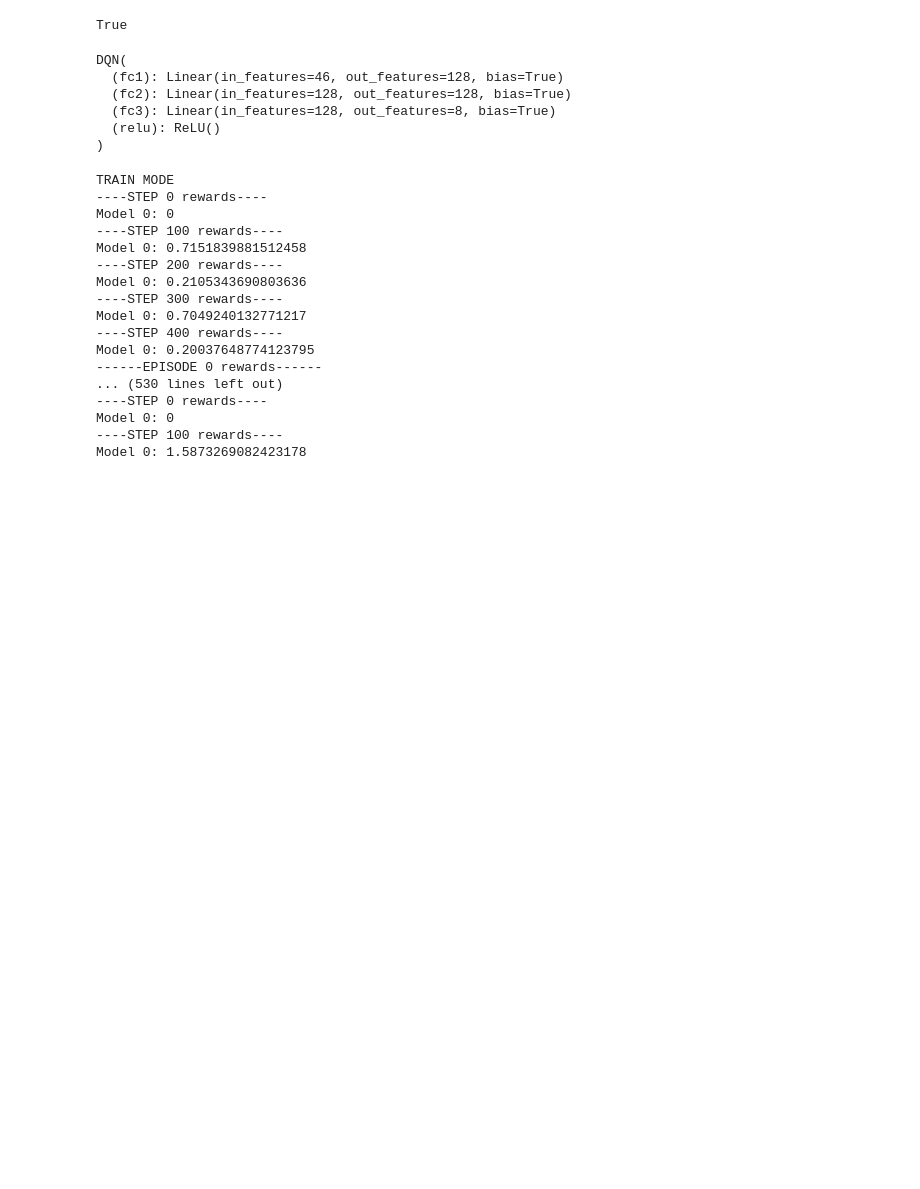
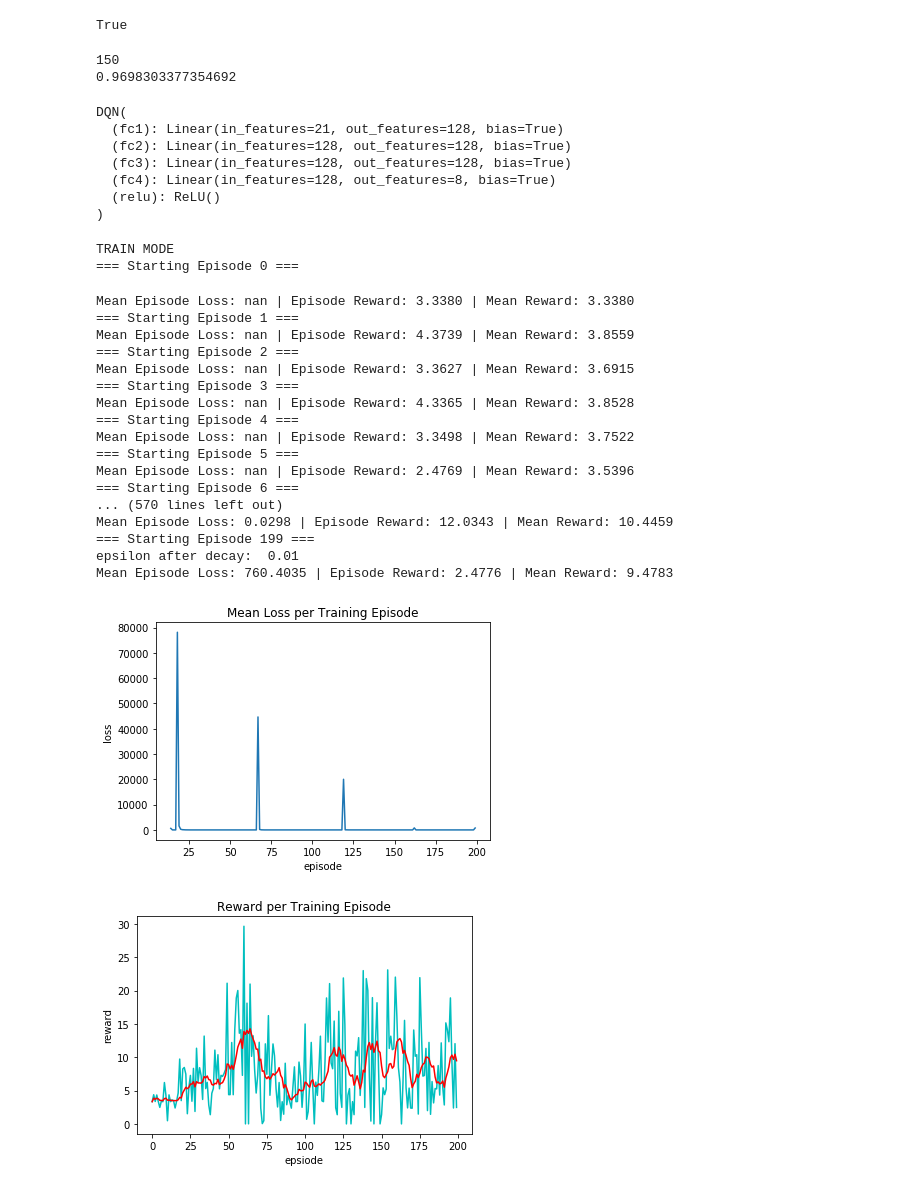
Before and after one commit to cacabo/cis-522-final-project, a Jupyter notebook: agar-py/mak-notebook.ipynb, the cells around one changed output. Saved outputs shown, nothing was run; the diff lists cells and outputs as text; code cells hidden in the pictures; blank space fills up the shorter version.

```diff
--- a/agar-py/mak-notebook.ipynb
+++ b/agar-py/mak-notebook.ipynb
@@ -13,9 +17,37 @@ import torch
 torch.cuda.is_available()
 # %% [output]
 True
+# %%
+episodes = 200
+steps = 500
+
+gamma = 0.99
+
+buffer_capacity = 15000
+buffer_learn_thresh = 0.5
+batch_size = 128
+
+start_epsilon = 0.99
+min_epsilon = 0.01
+decay_window = episodes - int(buffer_learn_thresh * buffer_capacity / steps)
+decay_window = 150
+decay = get_epsilon_decay_factor(start_epsilon, min_epsilon, decay_window)
+
+print(decay_window)
+print(decay)
+# %% [output]
+150
+0.9698303377354692
 # %%
 env = GameState()
-deep_rl_model = DeepRLModel()
+deep_rl_model = DeepRLModel(
+                    epsilon = start_epsilon,
+                    min_epsilon = min_epsilon,
+                    epsilon_decay = decay,
+                    gamma = gamma,
+                    buffer_capacity = buffer_capacity,
+                    replay_buffer_learn_thresh = buffer_learn_thresh,
+                    batch_size = batch_size)
 # rand_model_1 = RandomModel(min_steps=5, max_steps=10)
 # rand_model_2 = RandomModel(min_steps=5, max_steps=10)
 models = [deep_rl_model]
@@ -23,30 +55,36 @@ models = [deep_rl_model]
 print(deep_rl_model.model)
 # %% [output]
 DQN(
-  (fc1): Linear(in_features=46, out_features=128, bias=True)
+  (fc1): Linear(in_features=21, out_features=128, bias=True)
   (fc2): Linear(in_features=128, out_features=128, bias=True)
-  (fc3): Linear(in_features=128, out_features=8, bias=True)
+  (fc3): Linear(in_features=128, out_features=128, bias=True)
+  (fc4): Linear(in_features=128, out_features=8, bias=True)
   (relu): ReLU()
 )
 # %%
-train_models(env, models, episodes=50, steps=500, print_every=100)
+model_name = "test"
+train_models(env, models, episodes=episodes, steps=steps, print_every=1000, model_name=model_name)
 # test_models(env, models, steps=2000)
 # %% [output]
 TRAIN MODE
-----STEP 0 rewards----
-Model 0: 0
-----STEP 100 rewards----
-Model 0: 0.7151839881512458
-----STEP 200 rewards----
-Model 0: 0.2105343690803636
-----STEP 300 rewards----
-Model 0: 0.7049240132771217
-----STEP 400 rewards----
-Model 0: 0.20037648774123795
-------EPISODE 0 rewards------
-... (530 lines left out)
-----STEP 0 rewards----
-Model 0: 0
-----STEP 100 rewards----
-Model 0: 1.5873269082423178
+=== Starting Episode 0 ===
+Mean Episode Loss: nan | Episode Reward: 3.3380 | Mean Reward: 3.3380
+=== Starting Episode 1 ===
+Mean Episode Loss: nan | Episode Reward: 4.3739 | Mean Reward: 3.8559
+=== Starting Episode 2 ===
+Mean Episode Loss: nan | Episode Reward: 3.3627 | Mean Reward: 3.6915
+=== Starting Episode 3 ===
+Mean Episode Loss: nan | Episode Reward: 4.3365 | Mean Reward: 3.8528
+=== Starting Episode 4 ===
+Mean Episode Loss: nan | Episode Reward: 3.3498 | Mean Reward: 3.7522
+=== Starting Episode 5 ===
+Mean Episode Loss: nan | Episode Reward: 2.4769 | Mean Reward: 3.5396
+=== Starting Episode 6 ===
+... (570 lines left out)
+Mean Episode Loss: 0.0298 | Episode Reward: 12.0343 | Mean Reward: 10.4459
+=== Starting Episode 199 ===
+epsilon after decay:  0.01
+Mean Episode Loss: 760.4035 | Episode Reward: 2.4776 | Mean Reward: 9.4783
+[figure, added]
+[figure, added]
 # %%
```
Also changed, not shown: parts of 3 cells of this notebook.
